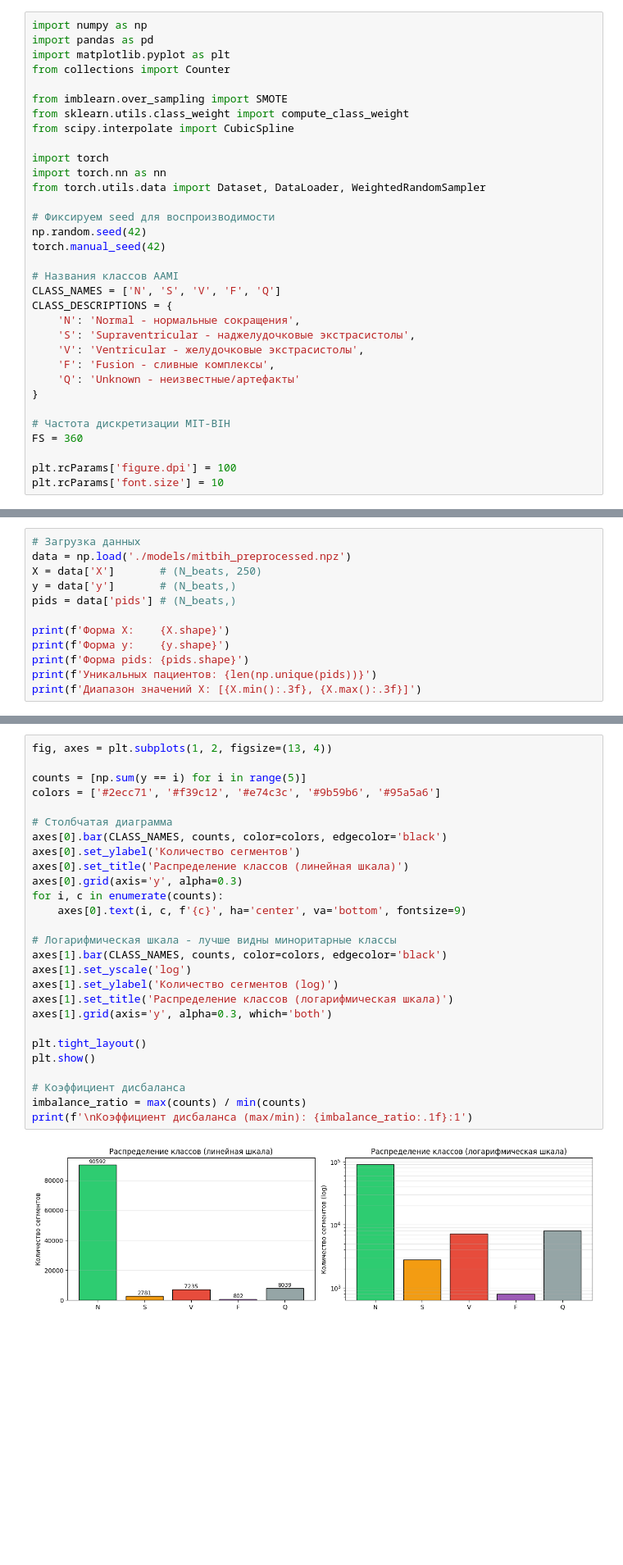
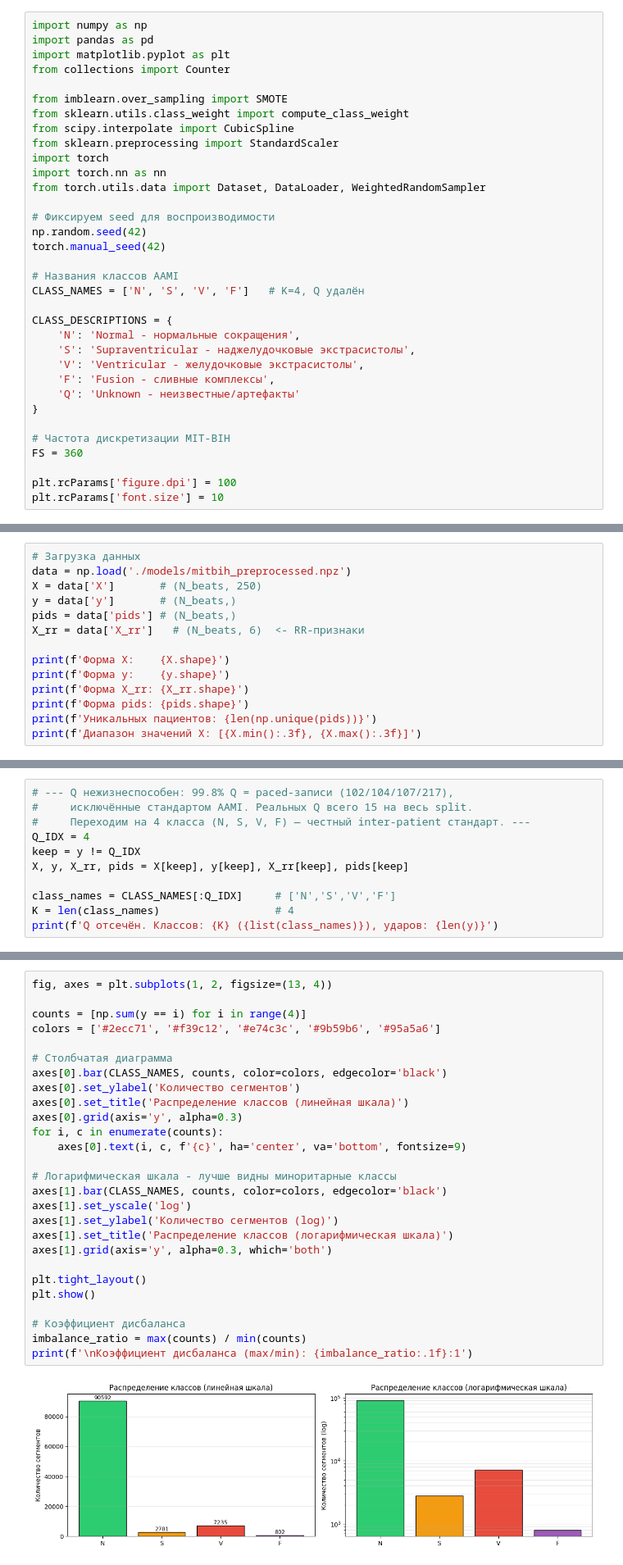
Before and after one commit to Korenchenkov/ECG_Beat_Classification, a Jupyter notebook: EliminatingClassImbalances.ipynb, the cells around one changed output, grey strips where cells are left out. Shown at 82% size. Drawn from its saved outputs; the diff is of its cells as text; blank space fills up the shorter version.

```diff
--- a/EliminatingClassImbalances.ipynb
+++ b/EliminatingClassImbalances.ipynb
@@ -32,7 +32,7 @@ from collections import Counter
 from imblearn.over_sampling import SMOTE
 from sklearn.utils.class_weight import compute_class_weight
 from scipy.interpolate import CubicSpline
-
+from sklearn.preprocessing import StandardScaler
 import torch
 import torch.nn as nn
 from torch.utils.data import Dataset, DataLoader, WeightedRandomSampler
@@ -42,7 +42,8 @@ np.random.seed(42)
 torch.manual_seed(42)
 
 # Названия классов AAMI
-CLASS_NAMES = ['N', 'S', 'V', 'F', 'Q']
+CLASS_NAMES = ['N', 'S', 'V', 'F']   # K=4, Q удалён
+
 CLASS_DESCRIPTIONS = {
     'N': 'Normal - нормальные сокращения',
     'S': 'Supraventricular - наджелудочковые экстрасистолы',
@@ -66,9 +67,11 @@ data = np.load('./models/mitbih_preprocessed.npz')
 X = data['X']       # (N_beats, 250)
 y = data['y']       # (N_beats,)
 pids = data['pids'] # (N_beats,)
+X_rr = data['X_rr']   # (N_beats, 6)  <- RR-признаки
 
 print(f'Форма X:    {X.shape}')
 print(f'Форма y:    {y.shape}')
+print(f'Форма X_rr: {X_rr.shape}')
 print(f'Форма pids: {pids.shape}')
 print(f'Уникальных пациентов: {len(np.unique(pids))}')
 print(f'Диапазон значений X: [{X.min():.3f}, {X.max():.3f}]')
@@ -78,3 +82,14 @@ print(f'Диапазон значений X: [{X.min():.3f}, {X.max():.3f}]')
 Форма pids: (109449,)
 Уникальных пациентов: 48
 Диапазон значений X: [-19.572, 13.722]
+# %%
+# --- Q нежизнеспособен: 99.8% Q = paced-записи (102/104/107/217),
+#     исключённые стандартом AAMI. Реальных Q всего 15 на весь split.
+#     Переходим на 4 класса (N, S, V, F) — честный inter-patient стандарт. ---
+Q_IDX = 4
+keep = y != Q_IDX
+X, y, X_rr, pids = X[keep], y[keep], X_rr[keep], pids[keep]
+
+class_names = CLASS_NAMES[:Q_IDX]     # ['N','S','V','F']
+K = len(class_names)                  # 4
+print(f'Q отсечён. Классов: {K} ({list(class_names)}), ударов: {len(y)}')
@@ -108,32 +124,32 @@ print_distribution(y, 'Исходное распределение всех да
 # %%
 fig, axes = plt.subplots(1, 2, figsize=(13, 4))
 
-counts = [np.sum(y == i) for i in range(5)]
+counts = [np.sum(y == i) for i in range(4)]
 colors = ['#2ecc71', '#f39c12', '#e74c3c', '#9b59b6', '#95a5a6']
 
 # Столбчатая диаграмма
 axes[0].bar(CLASS_NAMES, counts, color=colors, edgecolor='black')
 axes[0].set_ylabel('Количество сегментов')
 axes[0].set_title('Распределение классов (линейная шкала)')
 axes[0].grid(axis='y', alpha=0.3)
 for i, c in enumerate(counts):
     axes[0].text(i, c, f'{c}', ha='center', va='bottom', fontsize=9)
 
 # Логарифмическая шкала - лучше видны миноритарные классы
 axes[1].bar(CLASS_NAMES, counts, color=colors, edgecolor='black')
 axes[1].set_yscale('log')
 axes[1].set_ylabel('Количество сегментов (log)')
 axes[1].set_title('Распределение классов (логарифмическая шкала)')
 axes[1].grid(axis='y', alpha=0.3, which='both')
 
 plt.tight_layout()
 plt.show()
 
 # Коэффициент дисбаланса
 imbalance_ratio = max(counts) / min(counts)
 print(f'\nКоэффициент дисбаланса (max/min): {imbalance_ratio:.1f}:1')
 # %% [output]
-[figure, old version]
+[figure, new version]
 Коэффициент дисбаланса (max/min): 113.0:1
 # %% [markdown]
 ## 3. Межпациентское разделение на train/test
```
Also changed, not shown: parts of 15 cells of this notebook, 7 other files.
